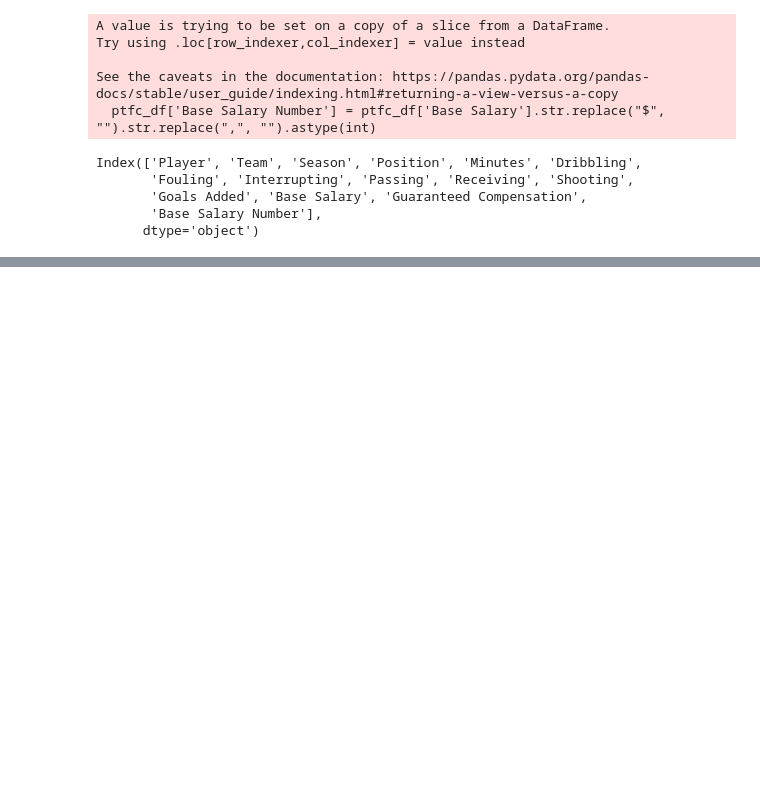
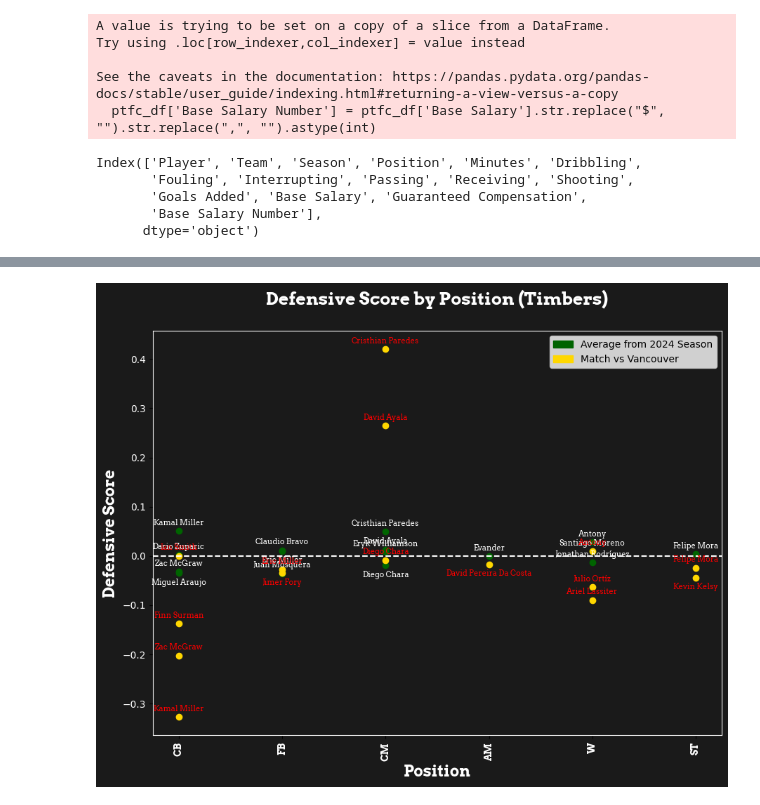
Before and after one commit to domihw05/TimbersDataExploration, a Jupyter notebook: timbers_expl.ipynb, the cells around one changed output, grey strips where cells are left out. Drawn from its saved outputs; the diff is of its cells as text; code cells hidden in the pictures; blank space fills up the shorter version.

```diff
--- a/timbers_expl.ipynb
+++ b/timbers_expl.ipynb
@@ -168,0 +89,18 @@ plt.show()
+# %%
+mapping = {'CB':0,'FB':1,'DM':2,'CM':2,'AM':3,'W':4,'ST':5}
+
+
+
+ptfc_df['Defensive Actions'] = ((ptfc_df['Interrupting'] + ptfc_df['Fouling'])/ ptfc_df['Minutes']) * 90
+ptfc_df['PositionCode'] = ptfc_df['Position'].map(mapping)
+ptfc_df = ptfc_df.sort_values("PositionCode")
+ptfc_df = ptfc_df[ptfc_df['Minutes'] > 200]
+
+ptfc_2025_df = gadded_ptfc25
+ptfc_2025_df.loc[ptfc_2025_df['Player'] == 'David Pereira Da Costa','Position'] = 'AM'
+ptfc_2025_df['Defensive Actions'] = ((ptfc_2025_df['Interrupting'] + ptfc_2025_df['Fouling'])/ ptfc_2025_df['Minutes']) * 90
+ptfc_2025_df['PositionCode'] = ptfc_2025_df['Position'].map(mapping)
+ptfc_2025_df = ptfc_2025_df.sort_values("PositionCode")
+
+x_labels = ['CB','FB','CM','AM','W','ST']
+print(ptfc_2025_df["Position"].unique())
@@ -168,0 +109,80 @@ plt.show()
+# %%
+import matplotlib.font_manager as font_manager
+import matplotlib.patches as mpatches
+import matplotlib.ticker as mticker
+
+# Load font
+font_path = 'Fonts/Arvo-Bold.ttf'
+font_props = font_manager.FontProperties(fname=font_path)
+
+# Create figure
+fig, ax = plt.subplots(figsize=(10, 8))  # Bigger canvas
+fig.subplots_adjust(left=0.12, right=0.93, top=0.87, bottom=0.15)  # Adjust margins
+
+# Set background
+fig.patch.set_facecolor('#1a1a1a')
+ax.set_facecolor('#1a1a1a')
+
+# Last year per 90
+plt.plot(ptfc_df["PositionCode"],ptfc_df['Defensive Actions'],'ro',color = 'darkgreen')
+# This season per 90
+plt.plot(ptfc_2025_df["PositionCode"],ptfc_2025_df['Defensive Actions'],'ro',color='gold')
+
+
+# Add labels for each point
+# Add labels for each point with slight offset
+for i in range(len(ptfc_df)):
+    name = ptfc_df.iloc[i]['Player']
+    other_players = ((name == 'Miguel Araujo') or (name == 'Eric Miller') or (name == 'Diego Chara'))
+    plt.text(
+        ptfc_df.iloc[i]['PositionCode'],
+        ptfc_df.iloc[i]['Defensive Actions'] + (0.008 if not other_players else -0.01),   # Offset y by 0.05
+        ptfc_df.iloc[i]['Player'],
+        fontsize=8,
+        ha='center',
+        va='bottom' if not other_players else 'top',
+        fontproperties = font_manager.FontProperties(fname='Fonts/Arvo-Regular.ttf'),
+        color = 'white'
+    )
+
+for i in range(len(ptfc_2025_df)):
+    name = ptfc_2025_df.iloc[i]['Player']
+    other_players = name == 'David Pereira Da Costa' or name == 'Jimer Fory' or name =='Kevin Kelsy'
+    plt.text(
+        ptfc_2025_df.iloc[i]['PositionCode'],
+        ptfc_2025_df.iloc[i]['Defensive Actions'] + (0.008 if not other_players else -0.01),   # Offset y by 0.05
+        ptfc_2025_df.iloc[i]['Player'],
+        fontsize=8,
+        ha='center',
+        va='bottom' if not other_players else 'top',
+        fontproperties = font_manager.FontProperties(fname='Fonts/Arvo-Regular.ttf'),
+        color = 'red'
+    )
+
+plt.axhline(y=0, color='white', linestyle='--', linewidth=1.5)
+
+# Formatting
+plt.xlabel('Position', color='white', fontproperties=font_props,size = 16)
+plt.ylabel('Defensive Score', color='white', fontproperties=font_props,size = 16)
+ax.set_xticks(ptfc_df['PositionCode'].unique())  # Set correct x-tick positions
+ax.set_xticklabels(x_labels, rotation=90, color='white', fontproperties=font_props)
+
+plt.yticks(color='white')
+
+plt.title('Defensive Score by Position (Timbers)\n',color = 'white',
+          fontproperties = font_props,size = 18)
+
+# Change axis colors to white
+ax.spines['bottom'].set_color('white')  # Bottom border
+ax.spines['top'].set_color('white')     # Top border
+ax.spines['right'].set_color('white')   # Right border
+ax.spines['left'].set_color('white')    # Left border
+
+# Manually create legend based on colors
+red_patch = mpatches.Patch(color='darkgreen', label='Average from 2024 Season')
+blue_patch = mpatches.Patch(color='gold', label='Match vs Vancouver')
+plt.legend(handles=[red_patch, blue_patch], loc='upper right')
+
+plt.savefig('timbers_defensive_score.png',dpi = 700)
+# %% [output]
+[figure, added]
```
Also changed, not shown: parts of 8 cells of this notebook.
